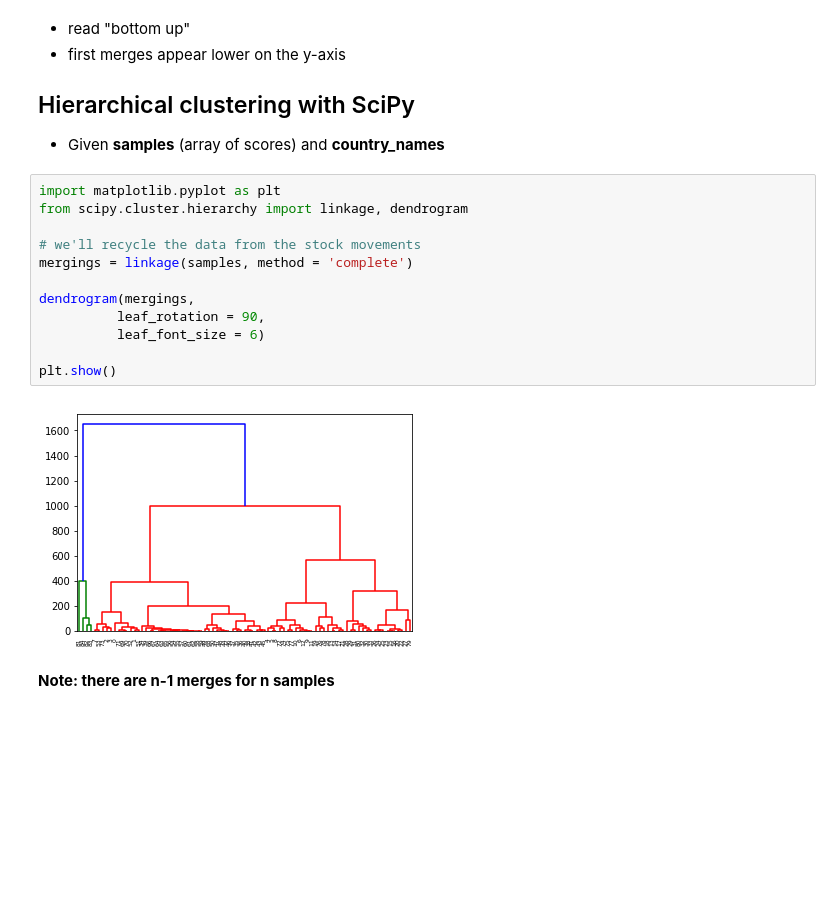
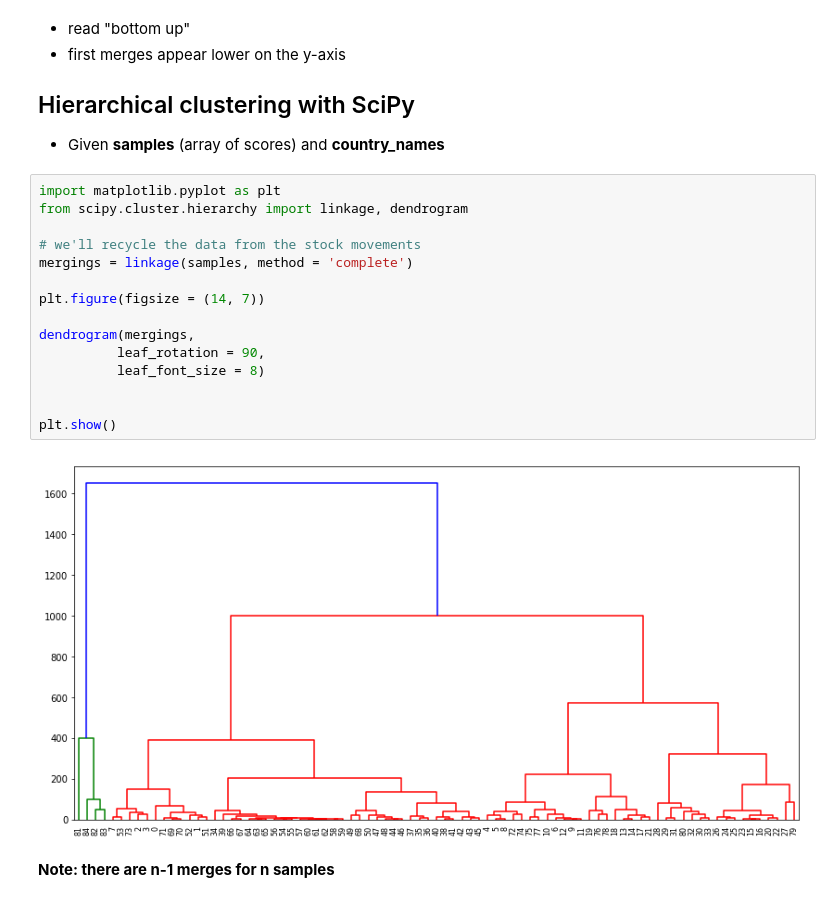
Before and after one commit to paulo-g-martinez/unsupervised-learning-in-python, a Jupyter notebook: unsupervised-learning-in-python.ipynb, the cells around one changed output. Drawn from its saved outputs; the diff is of its cells as text; blank space fills up the shorter version.

Commit message:
clarified scaling v normalizing and improved fig sizes

```diff
--- a/unsupervised-learning-in-python.ipynb
+++ b/unsupervised-learning-in-python.ipynb
@@ -1928,17 +2000,20 @@ pd.DataFrame({'index': ['Albania', 'Armenia', 'UK'],
 # %%
 import matplotlib.pyplot as plt
 from scipy.cluster.hierarchy import linkage, dendrogram
 
 # we'll recycle the data from the stock movements
 mergings = linkage(samples, method = 'complete')
 
+plt.figure(figsize = (14, 7))
+
 dendrogram(mergings,
           leaf_rotation = 90,
-          leaf_font_size = 6)
+          leaf_font_size = 8)
+
 
 plt.show()
 # %% [output]
-[figure, old version]
+[figure, new version]
 # %% [markdown]
 **Note: there are n-1 merges for n samples**
 # %% [markdown]
```
Also changed, not shown: parts of 48 cells of this notebook.
